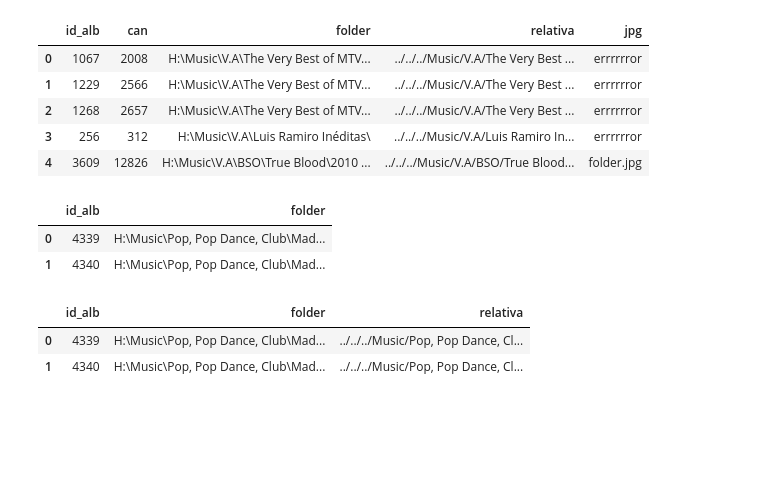
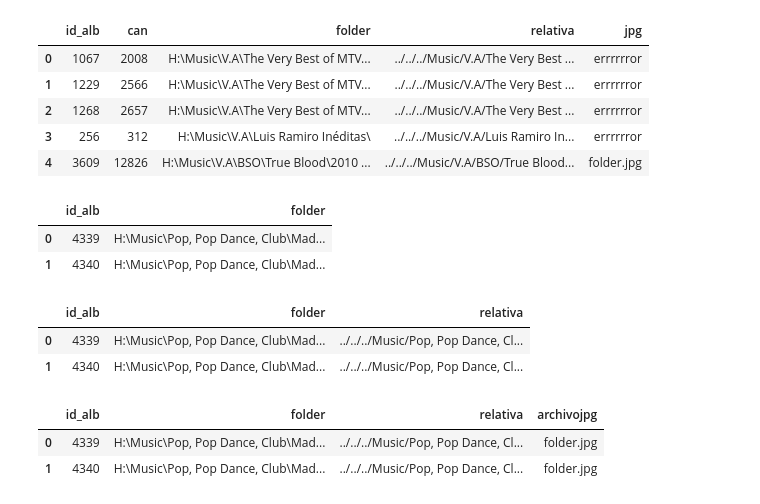
Before and after one commit to emarfer/musicable, a Jupyter notebook: notebooks_pruebas/18_búsqueda_fotos.ipynb, the cells around one changed output. Saved outputs shown, nothing was run; the diff lists cells and outputs as text; code cells hidden in the pictures; blank space fills up the shorter version.

```diff
--- a/notebooks_pruebas/18_búsqueda_fotos.ipynb
+++ b/notebooks_pruebas/18_búsqueda_fotos.ipynb
@@ -233,4 +220,12 @@ dfjpg
 |  | id_alb | folder | relativa |
 | 0 | 4339 | H:\Music\Pop, Pop Dance, Club\Mad... | ../../../Music/Pop, Pop Dance, Cl... |
 | 1 | 4340 | H:\Music\Pop, Pop Dance, Club\Mad... | ../../../Music/Pop, Pop Dance, Cl... |
+# %%
+dfjpg['archivojpg'] = dfjpg.relativa.apply(cln.archivojpg)
+# %%
+dfjpg
+# %% [output]
+|  | id_alb | folder | relativa | archivojpg |
+| 0 | 4339 | H:\Music\Pop, Pop Dance, Club\Mad... | ../../../Music/Pop, Pop Dance, Cl... | folder.jpg |
+| 1 | 4340 | H:\Music\Pop, Pop Dance, Club\Mad... | ../../../Music/Pop, Pop Dance, Cl... | folder.jpg |
 # %%
```
Also changed, not shown: parts of 10 cells of this notebook, 3 other files.
